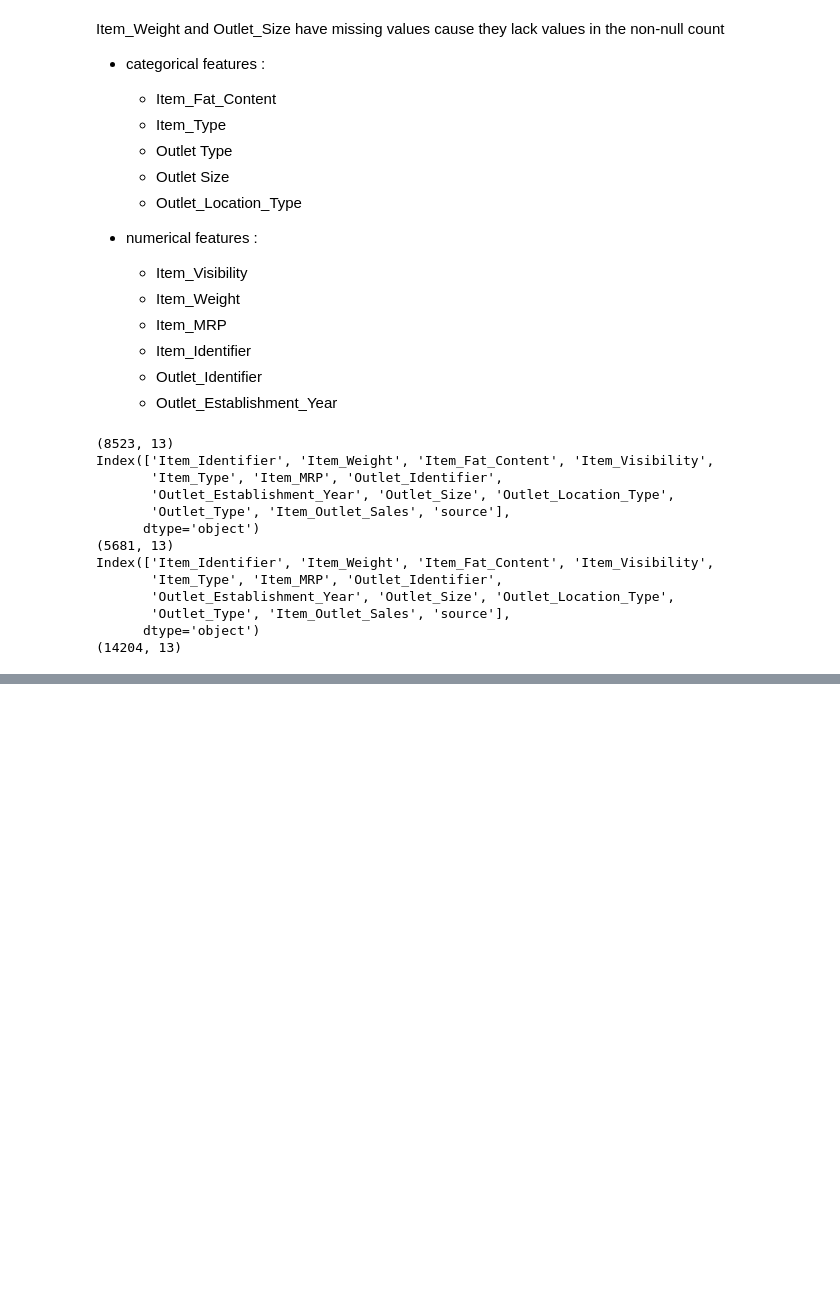
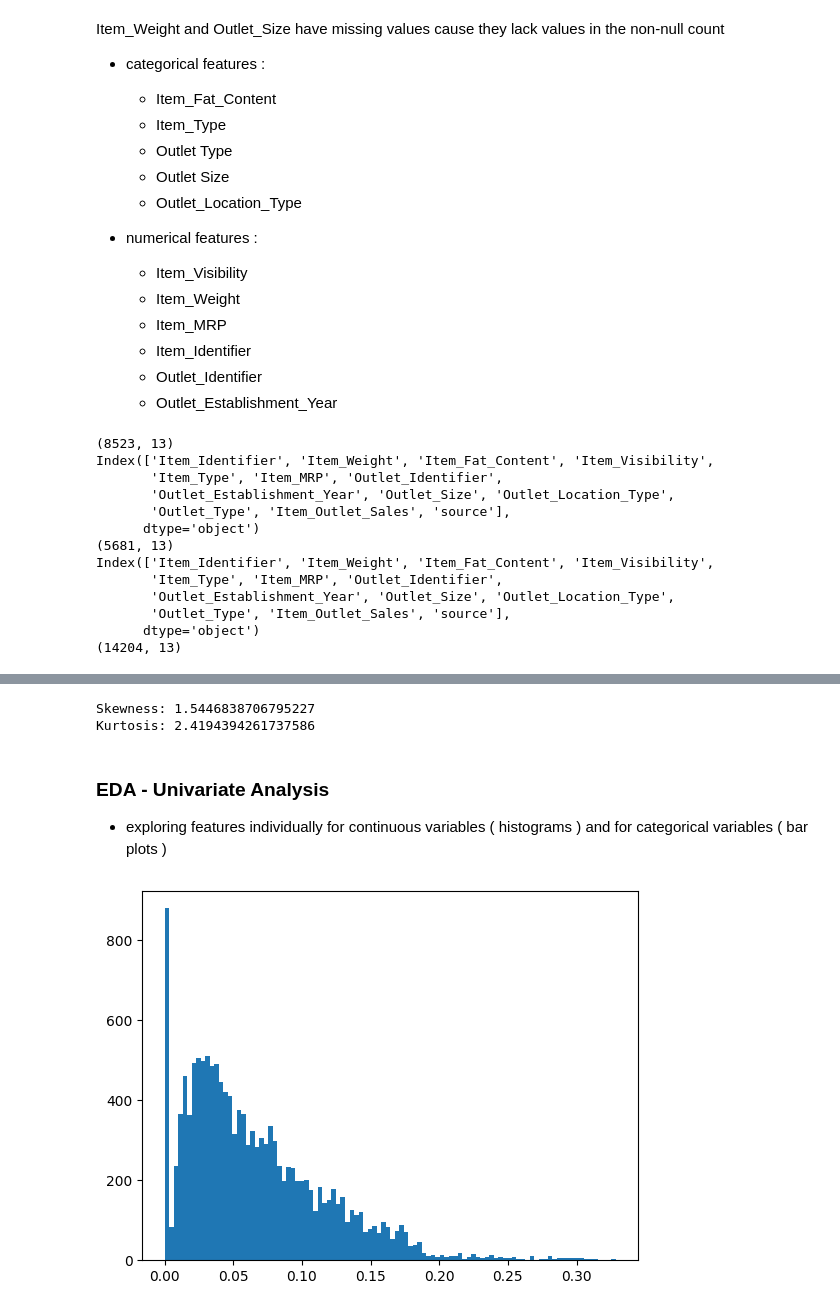
Before and after one commit to Technocolabs100/BigMart-Analysis-and-Prediction-on-Sales-Data, a Jupyter notebook: BigMartSalesPrediction.ipynb, the cells around one changed output, grey strips where cells are left out. Cells and saved outputs as stored; diff of their text form; code cells hidden in the pictures; blank space fills up the shorter version.

```diff
--- a/BigMartSalesPrediction.ipynb
+++ b/BigMartSalesPrediction.ipynb
@@ -165,0 +166,16 @@ data['Outlet_Size'].fillna(data['Outlet_Size'].mode()[0], inplace=True)
+# %%
+# skewness
+
+print(f'Skewness: {data["Item_Outlet_Sales"].skew()}') # highly skewed to the right (positive skewness)
+
+# kurtosis
+
+print(f'Kurtosis: {data["Item_Outlet_Sales"].kurt()}')
+# %% [output]
+Skewness: 1.5446838706795227
+Kurtosis: 2.4194394261737586
+# %% [markdown]
+### EDA - Univariate Analysis
+
+- exploring features individually
+for continuous variables ( histograms ) and for categorical variables ( bar plots )
@@ -165,0 +186,8 @@ data['Outlet_Size'].fillna(data['Outlet_Size'].mode()[0], inplace=True)
+# %%
+# Item visibility
+plt.hist(data['Item_Visibility'],bins=100) # used hist again to plot the distribution of the item visibility because it is a continuous variable
+plt.show()
+# Item visibility is highly skewed to the right
+# it must be transformed to a normal distribution
+# %% [output]
+[figure, added]
```
Also changed, not shown: parts of 12 cells of this notebook.
